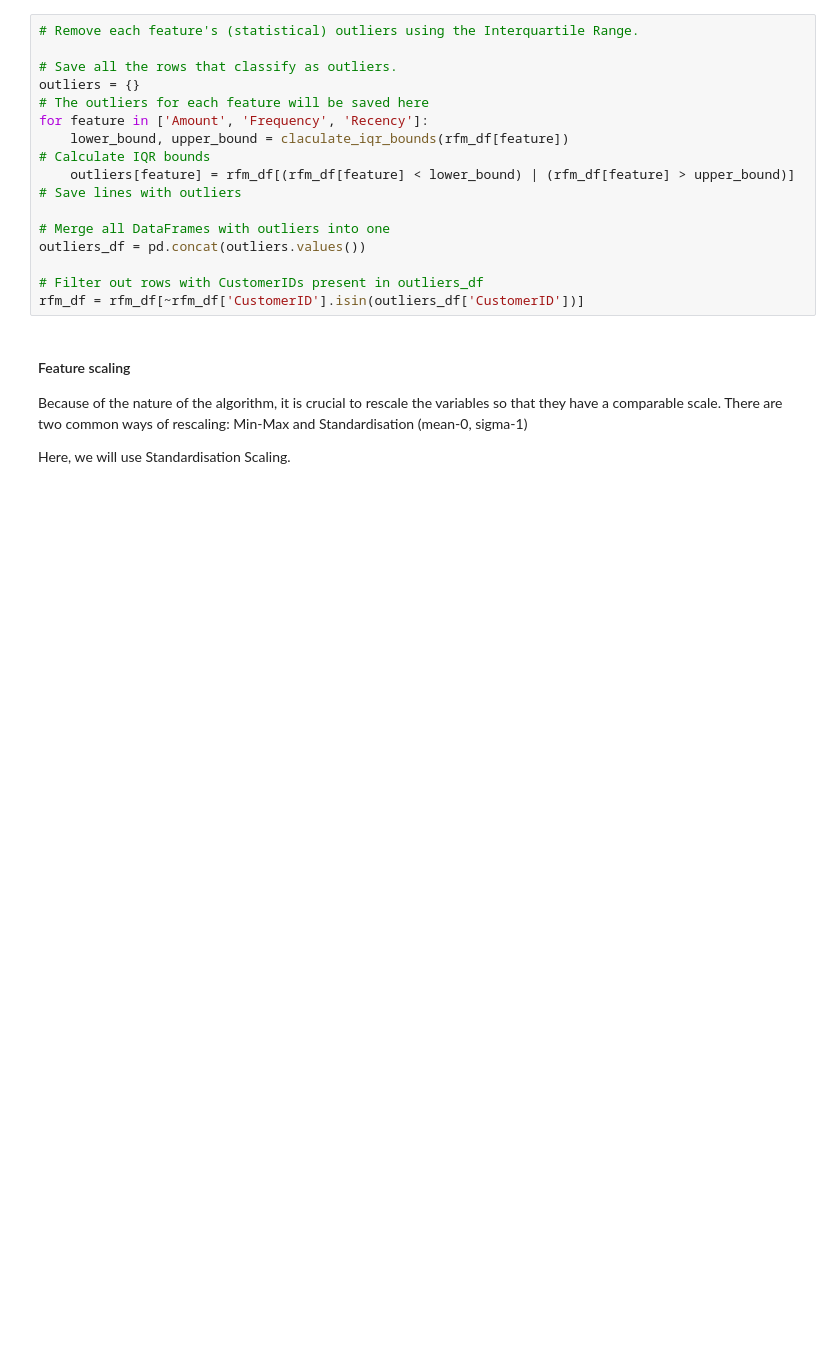
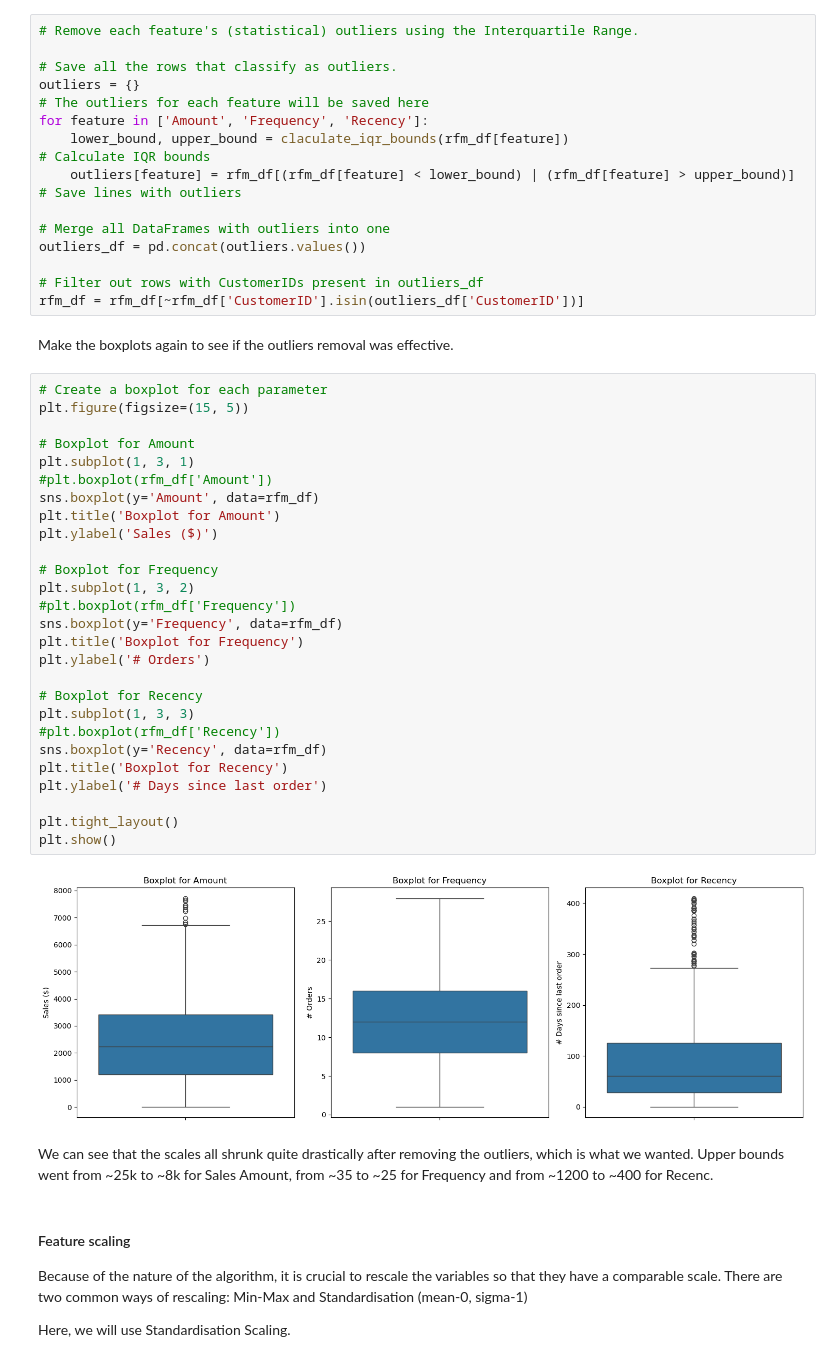
Before and after one commit to michalpasternak7/e-Commerce, a Jupyter notebook: superstore_clustering.ipynb, the cells around one changed output. Saved outputs shown, nothing was run; the diff lists cells and outputs as text; blank space fills up the shorter version.

```diff
--- a/superstore_clustering.ipynb
+++ b/superstore_clustering.ipynb
@@ -163,6 +163,39 @@ outliers_df = pd.concat(outliers.values())
 
 # Filter out rows with CustomerIDs present in outliers_df
 rfm_df = rfm_df[~rfm_df['CustomerID'].isin(outliers_df['CustomerID'])]
+# %% [markdown]
+Make the boxplots again to see if the outliers removal was effective.
+# %%
+# Create a boxplot for each parameter
+plt.figure(figsize=(15, 5))
+
+# Boxplot for Amount
+plt.subplot(1, 3, 1)
+#plt.boxplot(rfm_df['Amount'])
+sns.boxplot(y='Amount', data=rfm_df)
+plt.title('Boxplot for Amount')
+plt.ylabel('Sales ($)')
+
+# Boxplot for Frequency
+plt.subplot(1, 3, 2)
+#plt.boxplot(rfm_df['Frequency'])
+sns.boxplot(y='Frequency', data=rfm_df)
+plt.title('Boxplot for Frequency')
+plt.ylabel('# Orders')
+
+# Boxplot for Recency
+plt.subplot(1, 3, 3)
+#plt.boxplot(rfm_df['Recency'])
+sns.boxplot(y='Recency', data=rfm_df)
+plt.title('Boxplot for Recency')
+plt.ylabel('# Days since last order')
+
+plt.tight_layout()
+plt.show()
+# %% [output]
+[figure, added]
+# %% [markdown]
+We can see that the scales all shrunk quite drastically after removing the outliers, which is what we wanted. Upper bounds went from ~25k to ~8k for Sales Amount, from ~35 to ~25 for Frequency and from ~1200 to ~400 for Recenc.
 # %% [markdown]
 #### Feature scaling
 Because of the nature of the algorithm, it is crucial to rescale the variables so that they have a comparable scale. There are two common ways of rescaling: Min-Max and Standardisation (mean-0, sigma-1)
```
Also changed, not shown: parts of 7 cells of this notebook.
